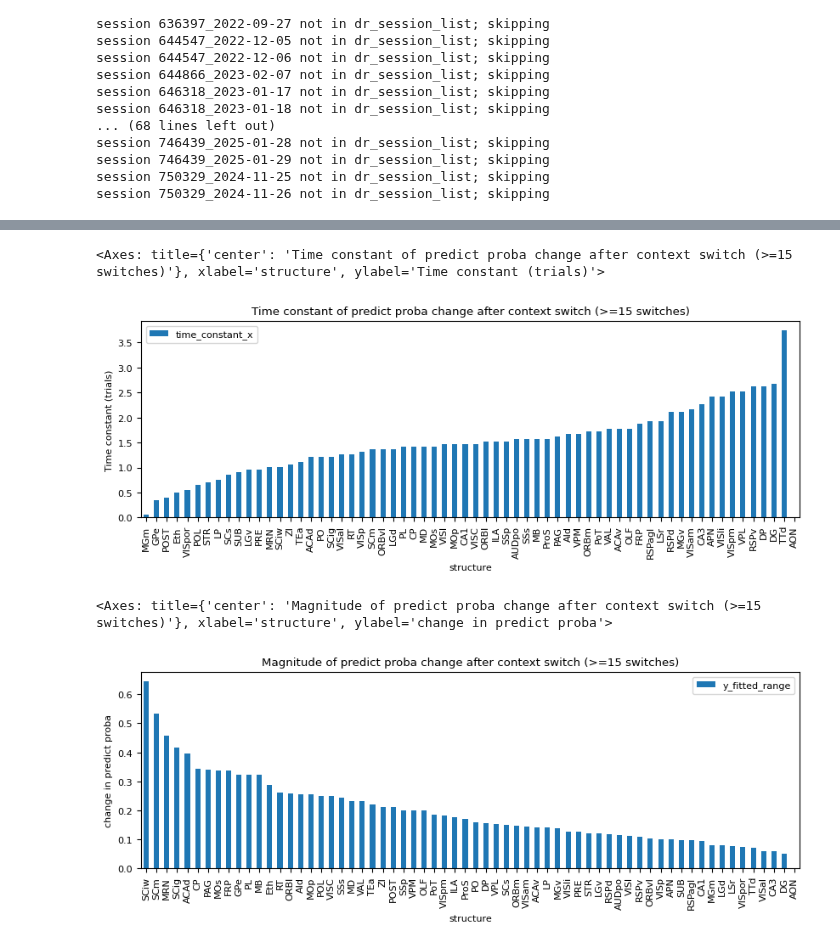
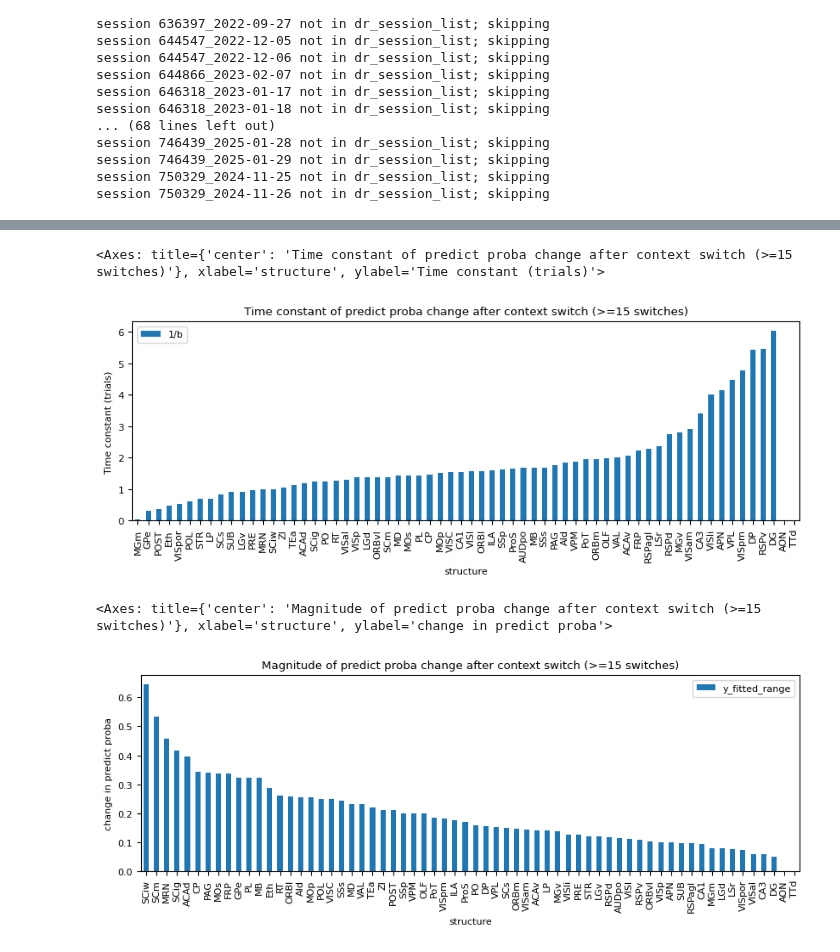
Before and after one commit to AllenInstitute/dynamic_routing_analysis, a Jupyter notebook: notebooks/quantify_predict_proba_block_switch_speed.ipynb, the cells around one changed output, grey strips where cells are left out. Saved outputs shown, nothing was run; the diff lists cells and outputs as text; code cells hidden in the pictures.

```diff
--- a/notebooks/quantify_predict_proba_block_switch_speed.ipynb
+++ b/notebooks/quantify_predict_proba_block_switch_speed.ipynb
@@ -335,7 +338,7 @@ session 750329_2024-11-26 not in dr_session_list; skipping
 # example_area_results['predict_proba'].values[0]
 # context_switch_table_df
 # %%
-sel_structure='GPe'
+sel_structure='FRP'
 sel_is_vis_rewarded=True
 sel_is_contingent_switch=False
 combine_vis_aud=True
@@ -382,7 +385,7 @@ else:
 
 a_guess = -0.5
 b_guess = -0.5
-c_guess = 0
+c_guess = 0.7
 
 # Fit the function a * np.exp(b * t) + c to x and y
 popt, pcov = curve_fit(
@@ -406,9 +409,13 @@ ymin= np.min(y_fitted)
 ymax= np.max(y_fitted)
 ynorm= (y_fitted - ymin) / (ymax - ymin)
 
-time_constant_ind= np.where(ynorm >= (1-1/np.exp(1)))[0][0]  # Find the first index where the normalized y is greater than or equal to 0.632
-time_constant_x= x_fitted[time_constant_ind]
-time_constant_y= y_fitted[time_constant_ind]
+# time_constant_ind= np.where(ynorm >= (1-1/np.exp(1)))[0][0]  # Find the first index where the normalized y is greater than or equal to 0.632
+# time_constant_x= x_fitted[time_constant_ind]
+# time_constant_y= y_fitted[time_constant_ind]
+
+time_constant_ind = np.where(x_fitted >= -1/b)[0][0]
+time_constant_x = -1/b
+time_constant_y = y_fitted[time_constant_ind]  # Adjusted to include y_min
 
 y_predictions= a * np.exp(b * x) + c  # Calculate the predicted y values using the fitted parameters
 
@@ -453,14 +464,17 @@ def fit_instruction_trials_to_exponential(structure_predict_proba, trial_rel_to_
     from scipy.optimize import curve_fit
 
     fit_indices = np.where((trial_rel_to_switch>=0) & (trial_rel_to_switch<6))[0]
-
     x= trial_rel_to_switch[fit_indices]
     if sel_is_vis_rewarded==False:
             y=1-np.nanmean(structure_predict_proba[:,fit_indices], axis=0)
     else:
             y= np.nanmean(structure_predict_proba[:,fit_indices], axis=0)
 
-    a_guess = -0.1
+#     y_min= np.min(y)
+#     y_max= np.max(y)
+#     y= (y - y_min)  # Normalize y to start at 0
+
+    a_guess = -0.5
     b_guess = -0.5
     c_guess = 0.7
 
@@ -508,6 +522,7 @@ exponential_fits_by_structure = {
     'a': [],
     'b': [],
     'c': [],
+    '1/b': [],
     'time_constant_x': [],
     'time_constant_y': [],
     'rmse': [],
@@ -550,6 +565,7 @@ for sel_structure in context_switch_table_df['structure'].unique():
         exponential_fits_by_structure['a'].append(np.nan)
         exponential_fits_by_structure['b'].append(np.nan)
         exponential_fits_by_structure['c'].append(np.nan)
+        exponential_fits_by_structure['1/b'].append(np.nan)
         exponential_fits_by_structure['time_constant_x'].append(np.nan)
         exponential_fits_by_structure['time_constant_y'].append(np.nan)
         exponential_fits_by_structure['rmse'].append(np.nan)
@@ -562,6 +578,7 @@ for sel_structure in context_switch_table_df['structure'].unique():
     exponential_fits_by_structure['a'].append(popt[0])
     exponential_fits_by_structure['b'].append(popt[1])
     exponential_fits_by_structure['c'].append(popt[2])
+    exponential_fits_by_structure['1/b'].append(-1/popt[1])
     exponential_fits_by_structure['time_constant_x'].append(time_constant_x)
     exponential_fits_by_structure['time_constant_y'].append(time_constant_y)
     exponential_fits_by_structure['rmse'].append(rmse)
@@ -610,13 +629,13 @@ exponential_fits_by_structure_df
 # %%
 fig,ax=plt.subplots(figsize=(10,3))
 
-exponential_fits_by_structure_df.query('n_switches>=15').sort_values('time_constant_x').plot.bar(
-    x='structure',y='time_constant_x',ax=ax,
+exponential_fits_by_structure_df.query('n_switches>=15').sort_values('1/b').plot.bar(
+    x='structure',y='1/b',ax=ax,
     title='Time constant of predict proba change after context switch (>=15 switches)',
     ylabel='Time constant (trials)',)
 # %% [output]
 <Axes: title={'center': 'Time constant of predict proba change after context switch (>=15 switches)'}, xlabel='structure', ylabel='Time constant (trials)'>
-[figure, old version]
+[figure, new version]
 # %%
 fig,ax=plt.subplots(figsize=(10,3))
 
@@ -626,7 +645,7 @@ exponential_fits_by_structure_df.query('n_switches>=15').sort_values('y_fitted_r
     ylabel='change in predict proba',)
 # %% [output]
 <Axes: title={'center': 'Magnitude of predict proba change after context switch (>=15 switches)'}, xlabel='structure', ylabel='change in predict proba'>
-[figure, old version]
+[figure, new version]
 # %%
 fig,ax=plt.subplots(figsize=(6,6))
 
```
Also changed, not shown: parts of 9 cells of this notebook, 2 other files.
